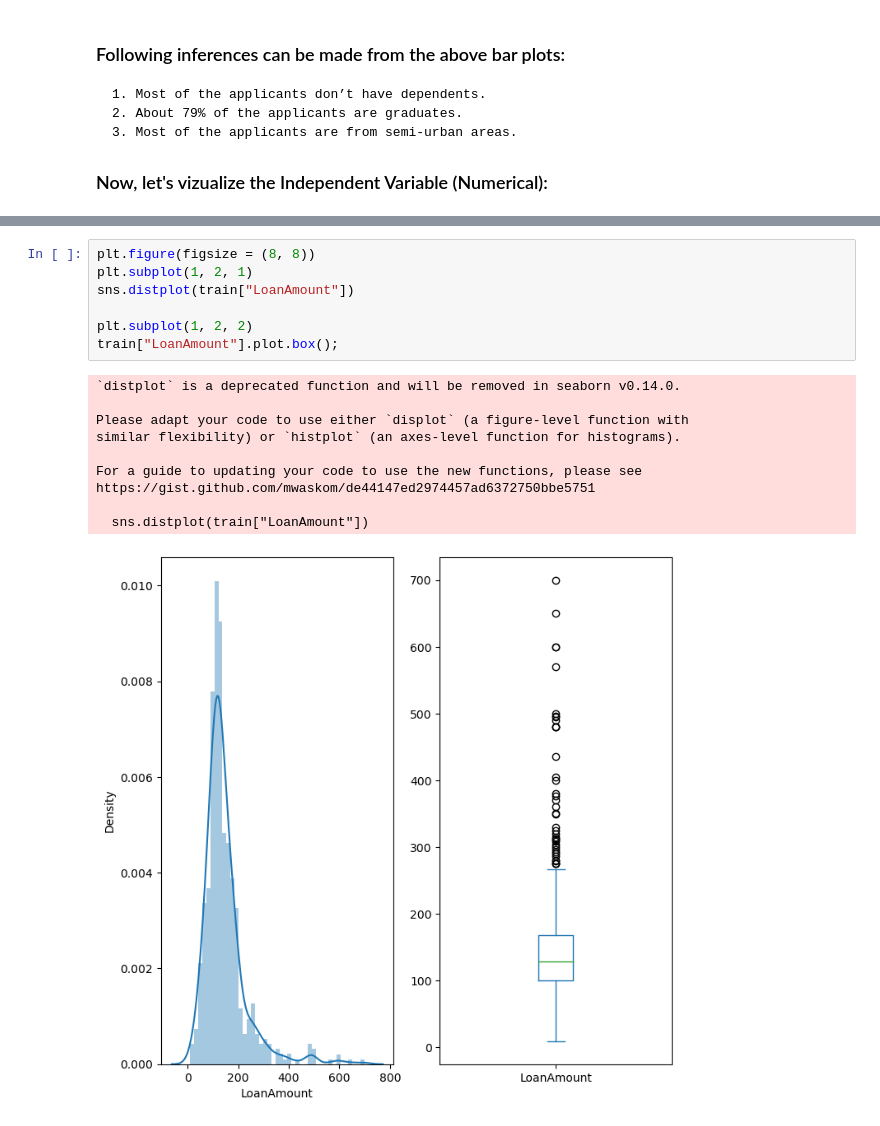
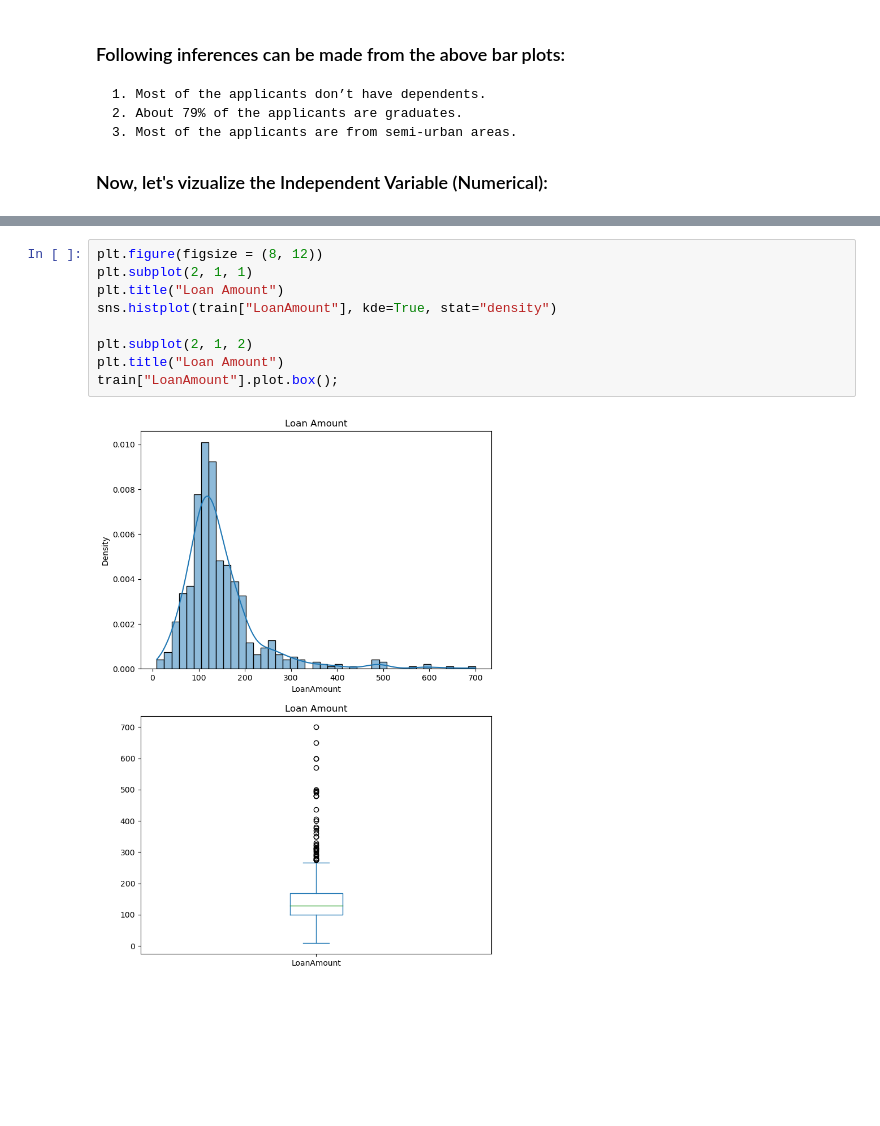
Before and after one commit to AlbertoGhub/MACHINE-LEARNING-AND-DATA-SCIENCE-PROJECTS, a Jupyter notebook: CLASSIFICATION/LOAN_PREDICTION/Loan_Prediction_Problem.ipynb, the cells around one changed output, grey strips where cells are left out. Cells and saved outputs as stored; diff of their text form; blank space fills up the shorter version.

```diff
--- a/CLASSIFICATION/LOAN_PREDICTION/Loan_Prediction_Problem.ipynb
+++ b/CLASSIFICATION/LOAN_PREDICTION/Loan_Prediction_Problem.ipynb
@@ -267,18 +277,11 @@ https://gist.github.com/mwaskom/de44147ed2974457ad6372750bbe5751
 # %%
-plt.figure(figsize = (8, 8))
-plt.subplot(1, 2, 1)
-sns.distplot(train["LoanAmount"])
+plt.figure(figsize = (8, 12))
+plt.subplot(2, 1, 1)
+plt.title("Loan Amount")
+sns.histplot(train["LoanAmount"], kde=True, stat="density")
 
-plt.subplot(1, 2, 2)
+plt.subplot(2, 1, 2)
+plt.title("Loan Amount")
 train["LoanAmount"].plot.box();
 # %% [output]
-`distplot` is a deprecated function and will be removed in seaborn v0.14.0.
-
-Please adapt your code to use either `displot` (a figure-level function with
-similar flexibility) or `histplot` (an axes-level function for histograms).
-
-For a guide to updating your code to use the new functions, please see
-https://gist.github.com/mwaskom/de44147ed2974457ad6372750bbe5751
-
-  sns.distplot(train["LoanAmount"])
-[figure, old version]
+[figure, new version]
```
Also changed, not shown: parts of 14 cells of this notebook.
